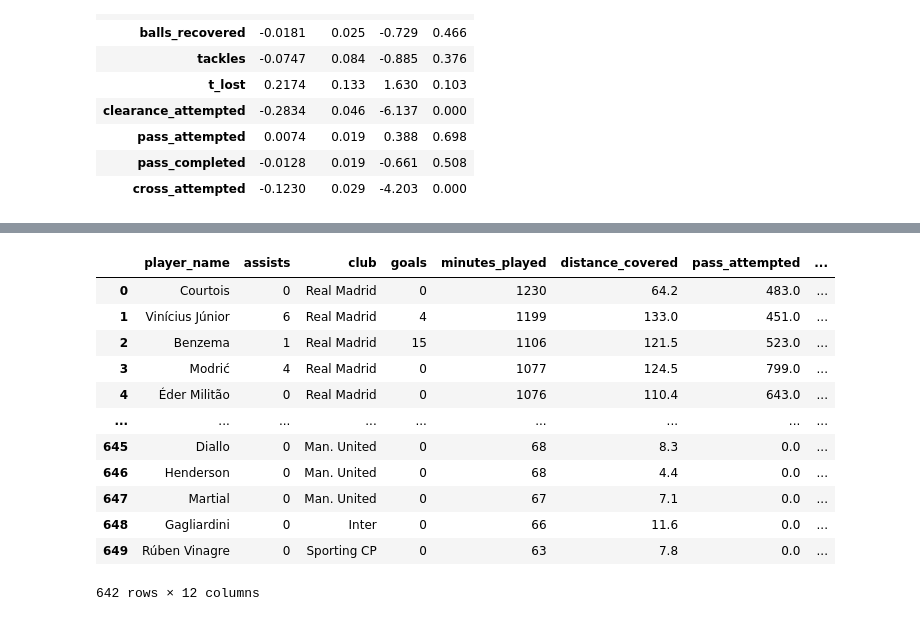
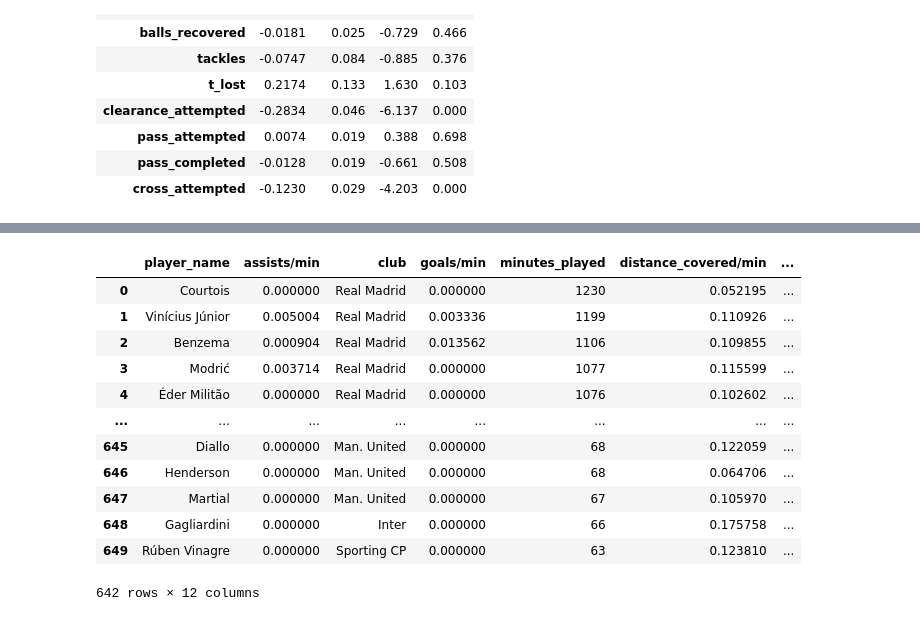
Before and after one commit to Kyle4646/CSE2600_finalproject, a Jupyter notebook: logistic.ipynb, the cells around one changed output, grey strips where cells are left out. Saved outputs shown, nothing was run; the diff lists cells and outputs as text; code cells hidden in the pictures.

```diff
--- a/logistic.ipynb
+++ b/logistic.ipynb
@@ -2061,8 +2073,44 @@ new_mega_UCL_LR['pass%'] = new_mega_UCL_LR['pass_completed'] / new_mega_UCL_LR['
 # %%
 new_mega_UCL_LR['position'] = new_mega_UCL_LR['position'].map({'Defender': 0, 'Forward': 1, 'Goalkeeper': 0, 'Midfielder': 1})
 
-X_UCL_key = new_mega_UCL_LR[['goals', 'minutes_played', 'distance_covered', 'pass_attempted', 'clearance_attempted', 'cross_complted', 'total_attempts', 'tackles', 'fouls_suffered']]
-X_UCL_key = X_UCL_key.apply(pd.to_numeric, errors='coerce').fillna(0)
+# --- Safe minutes_played (avoid division by zero) ---
+mp = new_mega_UCL_LR['minutes_played'].replace(0, np.nan)
+
+# --- Create all per-minute features (same structure as before) ---
+new_mega_UCL_LR['goals/min']                = new_mega_UCL_LR['goals'] / mp
+new_mega_UCL_LR['assists/min']              = new_mega_UCL_LR['assists'] / mp
+new_mega_UCL_LR['distance_covered/min']     = new_mega_UCL_LR['distance_covered'] / mp
+new_mega_UCL_LR['fouls_suffered/min']       = new_mega_UCL_LR['fouls_suffered'] / mp
+new_mega_UCL_LR['total_attempts/min']       = new_mega_UCL_LR['total_attempts'] / mp
+new_mega_UCL_LR['off_target/min']           = new_mega_UCL_LR['off_target'] / mp
+new_mega_UCL_LR['dribbles/min']             = new_mega_UCL_LR['dribbles'] / mp
+new_mega_UCL_LR['balls_recovered/min']      = new_mega_UCL_LR['balls_recovered'] / mp
+new_mega_UCL_LR['tackles/min']              = new_mega_UCL_LR['tackles'] / mp
+new_mega_UCL_LR['clearance_attempted/min']  = new_mega_UCL_LR['clearance_attempted'] / mp
+new_mega_UCL_LR['pass_attempted/min']       = new_mega_UCL_LR['pass_attempted'] / mp
+new_mega_UCL_LR['pass_completed/min']       = new_mega_UCL_LR['pass_completed'] / mp
+new_mega_UCL_LR['cross_attempted/min']      = new_mega_UCL_LR['cross_attempted'] / mp
+new_mega_UCL_LR['cross_complted/min']       = new_mega_UCL_LR['cross_complted'] / mp
+new_mega_UCL_LR['min/game'] = new_mega_UCL_LR['minutes_played'] / new_mega_UCL_LR['match_played']
+
+# --- Replace NaNs caused by 0 minutes played ---
+new_mega_UCL_LR.fillna(0, inplace=True)
+
+# --- Build the final per-minute feature matrix ---
+X_UCL_key = new_mega_UCL_LR[
+    ['goals/min',
+     'distance_covered/min',
+     'fouls_suffered/min',
+     'total_attempts/min',
+     'off_target/min',
+     'tackles/min',
+     'clearance_attempted/min',
+     'pass_attempted/min',
+     'pass_completed/min',
+     'cross_attempted/min',]
+].apply(pd.to_numeric, errors='coerce').fillna(0)
+
+# --- Target variable (unchanged) ---
 Y_UCL_key = new_mega_UCL_LR['position']
 # %%
 glm = sm.GLM(Y_UCL_key,
@@ -2188,18 +2237,18 @@ Average False Negative Rate (FNR): 0.0610
 ============================================
 # %%
-for_cristian = new_mega_UCL_LR[['player_name', 'assists', 'club', 'goals', 'minutes_played', 'distance_covered', 'pass_attempted', 'clearance_attempted', 'cross_complted', 'total_attempts', 'tackles', 'fouls_suffered']]
+for_cristian = new_mega_UCL_LR[['player_name', 'assists/min', 'club', 'goals/min', 'minutes_played', 'distance_covered/min', 'pass_attempted/min', 'clearance_attempted/min', 'cross_complted/min', 'total_attempts/min', 'tackles/min', 'fouls_suffered/min']]
 for_cristian #feel free to add/remove if you think necessary, just explain why in presentation/paper.
 # %% [output]
-|  | player_name | assists | club | goals | minutes_played | distance_covered | pass_attempted | ... |
-| 0 | Courtois | 0 | Real Madrid | 0 | 1230 | 64.2 | 483.0 | ... |
-| 1 | Vinícius Júnior | 6 | Real Madrid | 4 | 1199 | 133.0 | 451.0 | ... |
-| 2 | Benzema | 1 | Real Madrid | 15 | 1106 | 121.5 | 523.0 | ... |
-| 3 | Modrić | 4 | Real Madrid | 0 | 1077 | 124.5 | 799.0 | ... |
-| 4 | Éder Militão | 0 | Real Madrid | 0 | 1076 | 110.4 | 643.0 | ... |
-| ... | ... | ... | ... | ... | ... | ... | ... | ... |
-| 645 | Diallo | 0 | Man. United | 0 | 68 | 8.3 | 0.0 | ... |
-| 646 | Henderson | 0 | Man. United | 0 | 68 | 4.4 | 0.0 | ... |
-| 647 | Martial | 0 | Man. United | 0 | 67 | 7.1 | 0.0 | ... |
-| 648 | Gagliardini | 0 | Inter | 0 | 66 | 11.6 | 0.0 | ... |
-| 649 | Rúben Vinagre | 0 | Sporting CP | 0 | 63 | 7.8 | 0.0 | ... |
+|  | player_name | assists/min | club | goals/min | minutes_played | distance_covered/min | ... |
+| 0 | Courtois | 0.000000 | Real Madrid | 0.000000 | 1230 | 0.052195 | ... |
+| 1 | Vinícius Júnior | 0.005004 | Real Madrid | 0.003336 | 1199 | 0.110926 | ... |
+| 2 | Benzema | 0.000904 | Real Madrid | 0.013562 | 1106 | 0.109855 | ... |
+| 3 | Modrić | 0.003714 | Real Madrid | 0.000000 | 1077 | 0.115599 | ... |
+| 4 | Éder Militão | 0.000000 | Real Madrid | 0.000000 | 1076 | 0.102602 | ... |
+| ... | ... | ... | ... | ... | ... | ... | ... |
+| 645 | Diallo | 0.000000 | Man. United | 0.000000 | 68 | 0.122059 | ... |
+| 646 | Henderson | 0.000000 | Man. United | 0.000000 | 68 | 0.064706 | ... |
+| 647 | Martial | 0.000000 | Man. United | 0.000000 | 67 | 0.105970 | ... |
+| 648 | Gagliardini | 0.000000 | Inter | 0.000000 | 66 | 0.175758 | ... |
+| 649 | Rúben Vinagre | 0.000000 | Sporting CP | 0.000000 | 63 | 0.123810 | ... |
 642 rows × 12 columns
```
Also changed, not shown: parts of 13 cells of this notebook.
